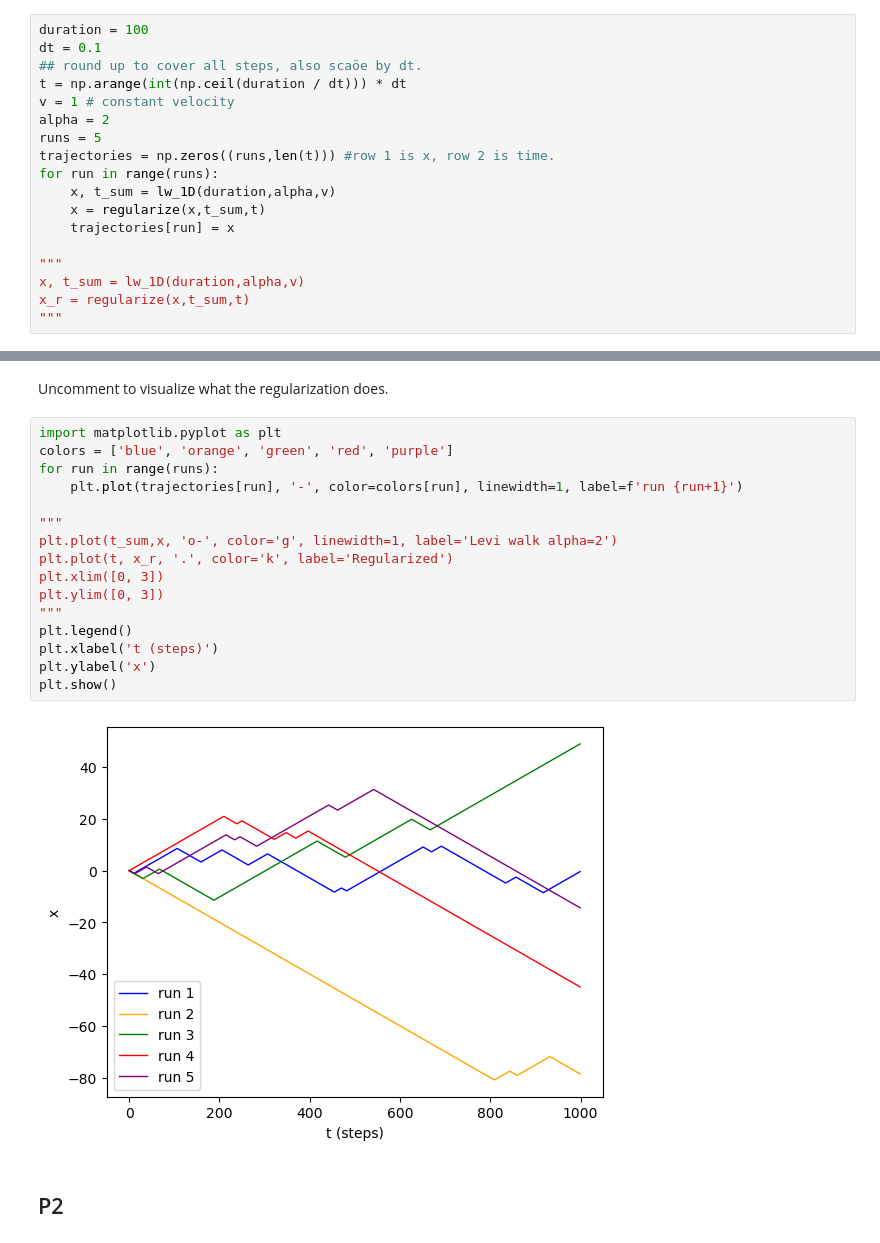
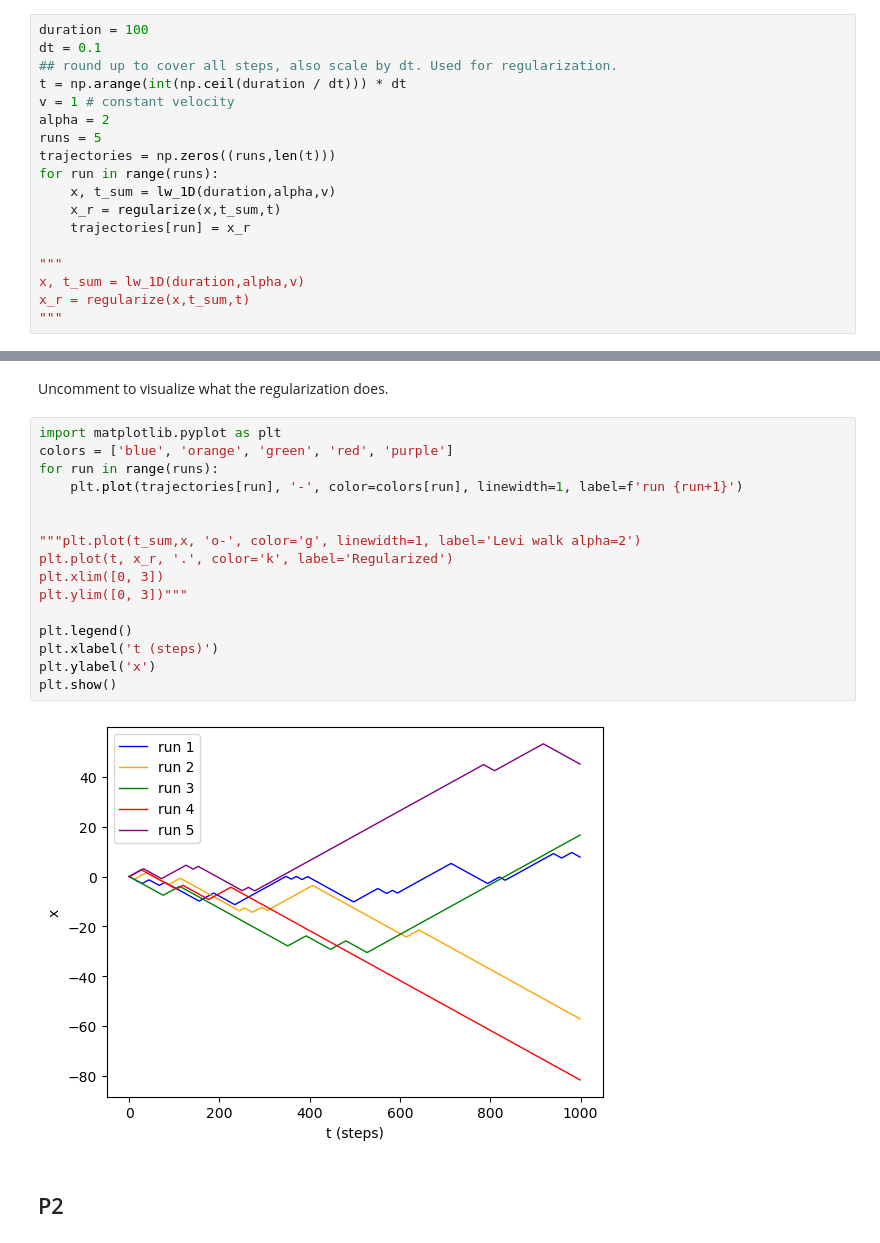
Before and after one commit to EricBlohm1/Simulation-of-complex-systems-FFR120, a Jupyter notebook: Assignments/HW2/exercise2/exercise2.ipynb, the cells around one changed output, grey strips where cells are left out. Saved outputs shown, nothing was run; the diff lists cells and outputs as text.

```diff
--- a/Assignments/HW2/exercise2/exercise2.ipynb
+++ b/Assignments/HW2/exercise2/exercise2.ipynb
@@ -69,16 +48,16 @@ Uncomment to visualize what the regularization does.
 # %%
 duration = 100
 dt = 0.1
-## round up to cover all steps, also scaöe by dt.
+## round up to cover all steps, also scale by dt. Used for regularization.
 t = np.arange(int(np.ceil(duration / dt))) * dt
 v = 1 # constant velocity
 alpha = 2
 runs = 5
-trajectories = np.zeros((runs,len(t))) #row 1 is x, row 2 is time.
+trajectories = np.zeros((runs,len(t)))
 for run in range(runs):
     x, t_sum = lw_1D(duration,alpha,v)
-    x = regularize(x,t_sum,t)
-    trajectories[run] = x
+    x_r = regularize(x,t_sum,t)
+    trajectories[run] = x_r
 
 """
 x, t_sum = lw_1D(duration,alpha,v)
@@ -91,21 +70,21 @@ Uncomment to visualize what the regularization does.
 # %%
 import matplotlib.pyplot as plt
 colors = ['blue', 'orange', 'green', 'red', 'purple']
 for run in range(runs):
     plt.plot(trajectories[run], '-', color=colors[run], linewidth=1, label=f'run {run+1}')
 
-"""
-plt.plot(t_sum,x, 'o-', color='g', linewidth=1, label='Levi walk alpha=2')
+
+"""plt.plot(t_sum,x, 'o-', color='g', linewidth=1, label='Levi walk alpha=2')
 plt.plot(t, x_r, '.', color='k', label='Regularized')
 plt.xlim([0, 3])
-plt.ylim([0, 3])
-"""
+plt.ylim([0, 3])"""
+
 plt.legend()
 plt.xlabel('t (steps)')
 plt.ylabel('x')
 plt.show()
 # %% [output]
-[figure, old version]
+[figure, new version]
 # %% [markdown]
 ## P2
 # %%
```
Also changed, not shown: parts of 3 cells of this notebook, 5 other files.
